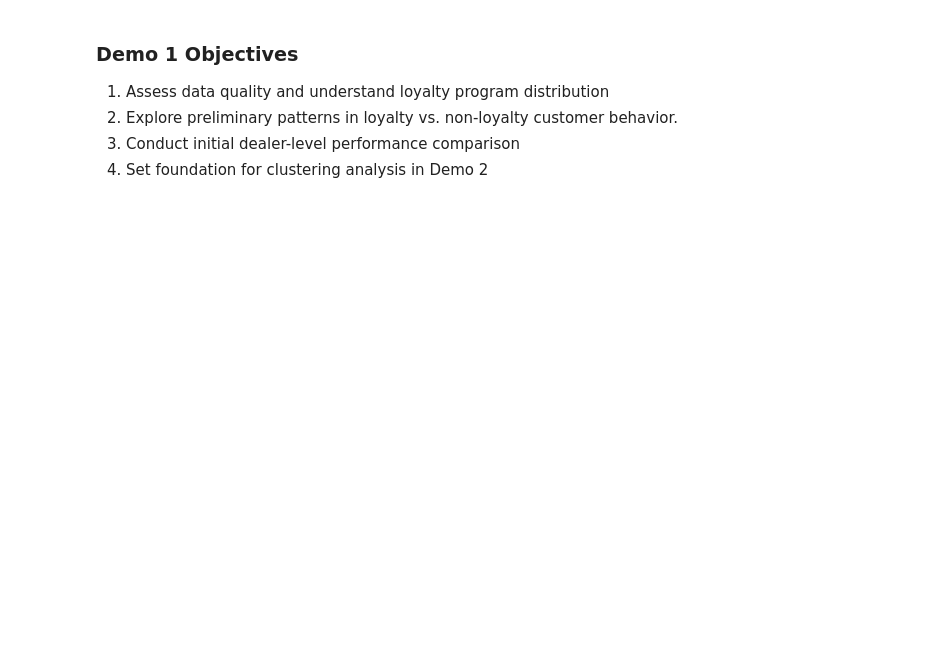
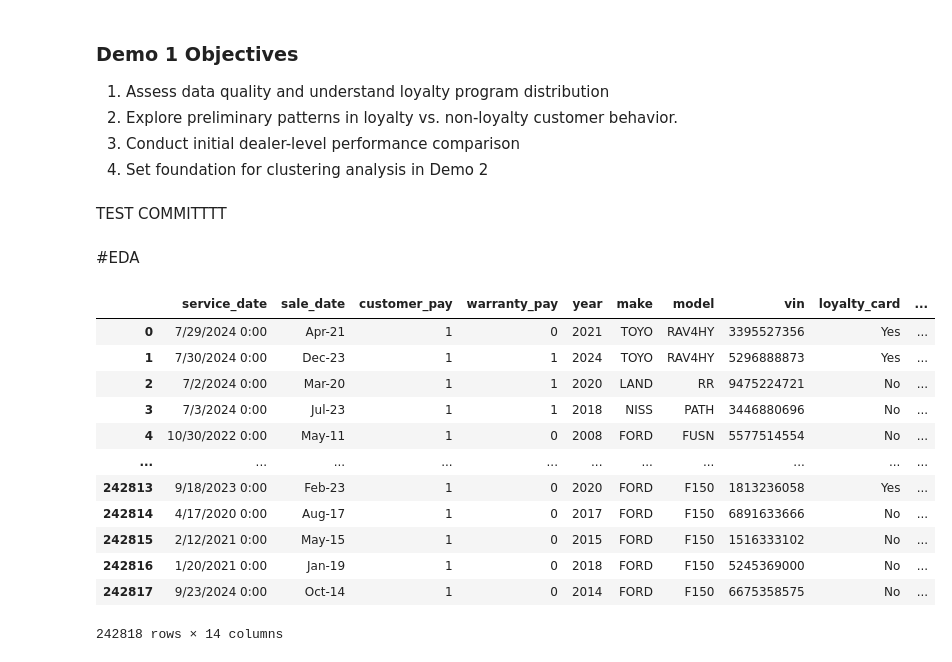
Before and after one commit to rbrabusa/cmpt3830_alpaca, a Jupyter notebook: cmpt3830_phase_1_go_auto.ipynb, the cells around one changed output. Drawn from its saved outputs; the diff is of its cells as text; code cells hidden in the pictures; blank space fills up the shorter version.

```diff
--- a/cmpt3830_phase_1_go_auto.ipynb
+++ b/cmpt3830_phase_1_go_auto.ipynb
@@ -34,3 +34,27 @@ Kiran - [Student ID] - [Email]
 2. Explore preliminary patterns in loyalty vs. non-loyalty customer behavior.
 3. Conduct initial dealer-level performance comparison
 4. Set foundation for clustering analysis in Demo 2
+# %% [markdown]
+TEST COMMITTTT
+# %% [markdown]
+#EDA
+# %%
+import pandas as pd
+import numpy as np
+df = pd.read_csv('GoAutoServices.csv')
+# %%
+df
+# %% [output]
+|  | service_date | sale_date | customer_pay | warranty_pay | year | make | model | vin | loyalty_card | ... |
+| 0 | 7/29/2024 0:00 | Apr-21 | 1 | 0 | 2021 | TOYO | RAV4HY | 3395527356 | Yes | ... |
+| 1 | 7/30/2024 0:00 | Dec-23 | 1 | 1 | 2024 | TOYO | RAV4HY | 5296888873 | Yes | ... |
+| 2 | 7/2/2024 0:00 | Mar-20 | 1 | 1 | 2020 | LAND | RR | 9475224721 | No | ... |
+| 3 | 7/3/2024 0:00 | Jul-23 | 1 | 1 | 2018 | NISS | PATH | 3446880696 | No | ... |
+| 4 | 10/30/2022 0:00 | May-11 | 1 | 0 | 2008 | FORD | FUSN | 5577514554 | No | ... |
+| ... | ... | ... | ... | ... | ... | ... | ... | ... | ... | ... |
+| 242813 | 9/18/2023 0:00 | Feb-23 | 1 | 0 | 2020 | FORD | F150 | 1813236058 | Yes | ... |
+| 242814 | 4/17/2020 0:00 | Aug-17 | 1 | 0 | 2017 | FORD | F150 | 6891633666 | No | ... |
+| 242815 | 2/12/2021 0:00 | May-15 | 1 | 0 | 2015 | FORD | F150 | 1516333102 | No | ... |
+| 242816 | 1/20/2021 0:00 | Jan-19 | 1 | 0 | 2018 | FORD | F150 | 5245369000 | No | ... |
+| 242817 | 9/23/2024 0:00 | Oct-14 | 1 | 0 | 2014 | FORD | F150 | 6675358575 | No | ... |
+242818 rows × 14 columns
```
Also changed, not shown: parts of 29 cells of this notebook.
